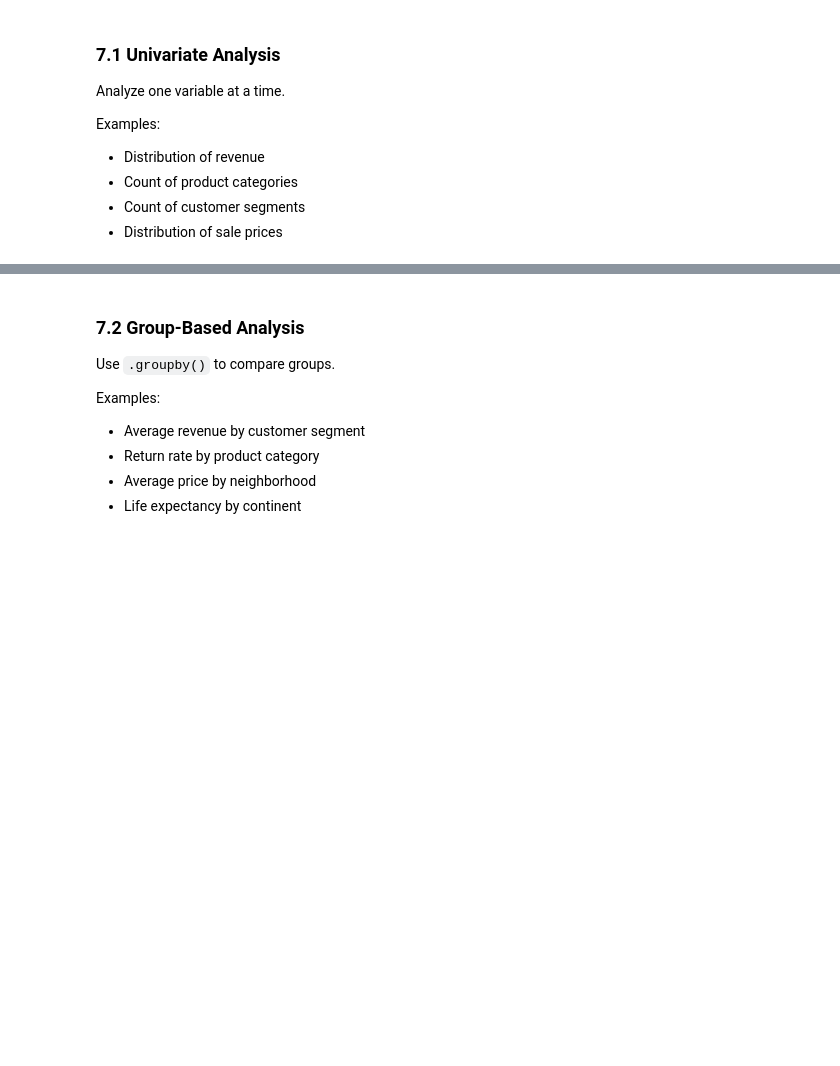
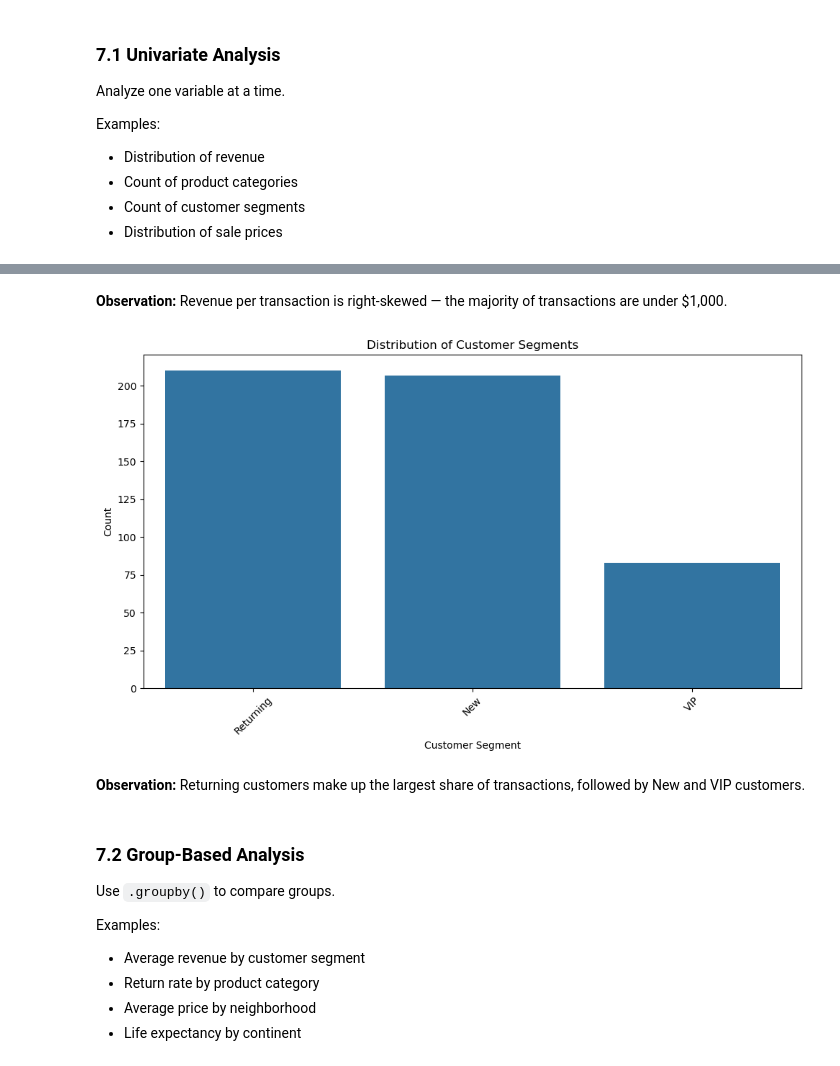
Before and after one commit to ritika-1412/capstone-pad, a Jupyter notebook: notebooks/analysis_1.ipynb, the cells around one changed output, grey strips where cells are left out. Cells and saved outputs as stored; diff of their text form; code cells hidden in the pictures; blank space fills up the shorter version.

```diff
--- a/notebooks/analysis_1.ipynb
+++ b/notebooks/analysis_1.ipynb
@@ -325,3 +327,21 @@ Examples:
+# %% [markdown]
+**Observation:** Revenue per transaction is right-skewed — the majority of transactions are under $1,000.
+# %%
+# Choose a categorical column to visualize
+# Example: distribution of customer segments
+plt.figure(figsize=(10, 6))
+sns.countplot(x="customer_segment", data=df_clean, order=df_clean["customer_segment"].value_counts().index)
+plt.title("Distribution of Customer Segments")
+plt.xlabel("Customer Segment")
+plt.ylabel("Count")
+plt.xticks(rotation=45)
+plt.tight_layout()
+plt.savefig(FIGURES_DIR / "customer_segment_distribution.png")
+plt.show()
+# %% [output]
+[figure, added]
+# %% [markdown]
+**Observation:** Returning customers make up the largest share of transactions, followed by New and VIP customers.
 # %% [markdown]
 ### 7.2 Group-Based Analysis
 
```
Also changed, not shown: parts of 20 cells of this notebook, 7 other files.
